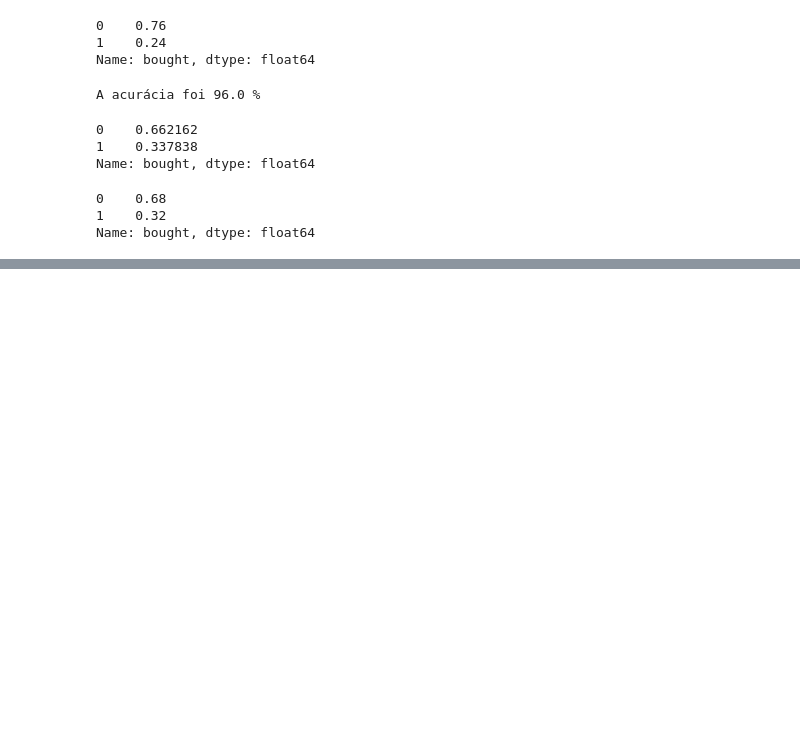
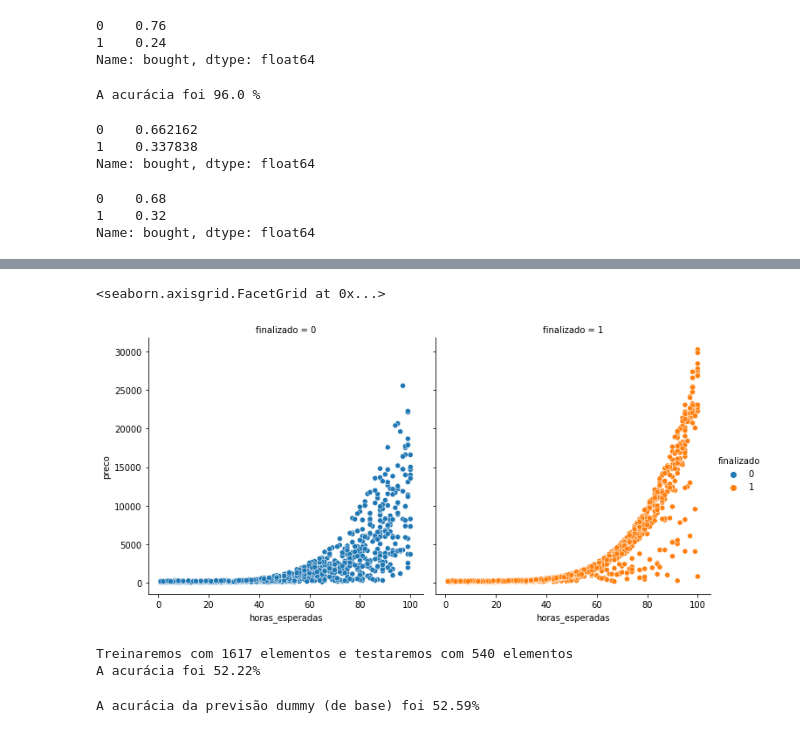
Before and after one commit to FranciscoFoz/machine-learning-training, a Jupyter notebook: 1_HelloWorld_ML.ipynb, the cells around one changed output, grey strips where cells are left out. Saved outputs shown, nothing was run; the diff lists cells and outputs as text; code cells hidden in the pictures; blank space fills up the shorter version.

```diff
--- a/1_HelloWorld_ML.ipynb
+++ b/1_HelloWorld_ML.ipynb
@@ -154,0 +200,5 @@ Name: bought, dtype: float64
+# %%
+sns.relplot(x="horas_esperadas", y="preco", hue="finalizado", col="finalizado", data=dados)
+# %% [output]
+<seaborn.axisgrid.FacetGrid at 0x...>
+[figure, added]
@@ -154,0 +208,23 @@ Name: bought, dtype: float64
+# %%
+SEED = 100
+
+treino_x, teste_x, treino_y, teste_y = train_test_split(x, y,
+                                                         random_state = SEED, test_size = 0.25,
+                                                         stratify = y)
+print("Treinaremos com %d elementos e testaremos com %d elementos" % (len(treino_x), len(teste_x)))
+
+modelo = LinearSVC()
+modelo.fit(treino_x, treino_y)
+previsoes = modelo.predict(teste_x)
+
+acuracia = accuracy_score(teste_y, previsoes) * 100
+print("A acurácia foi %.2f%%" % acuracia)
+# %% [output]
+Treinaremos com 1617 elementos e testaremos com 540 elementos
+A acurácia foi 52.22%
+# %%
+previsoes_dummy = np.ones(540)
+acuracia = accuracy_score(teste_y, previsoes_do_guilherme) * 100
+print("A acurácia da previsão dummy (de base) foi %.2f%%" % acuracia)
+# %% [output]
+A acurácia da previsão dummy (de base) foi 52.59%
```
Also changed, not shown: parts of 28 cells of this notebook.
